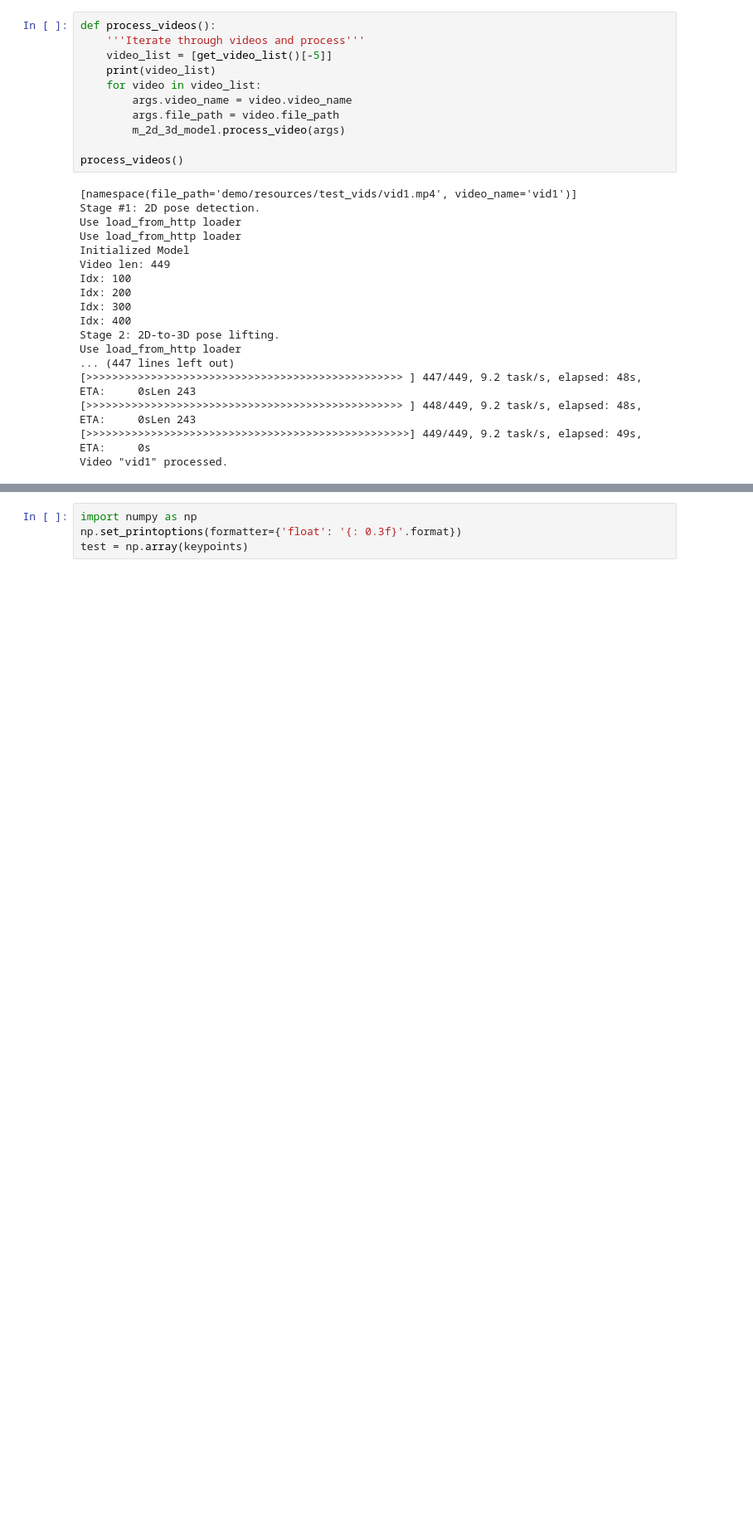
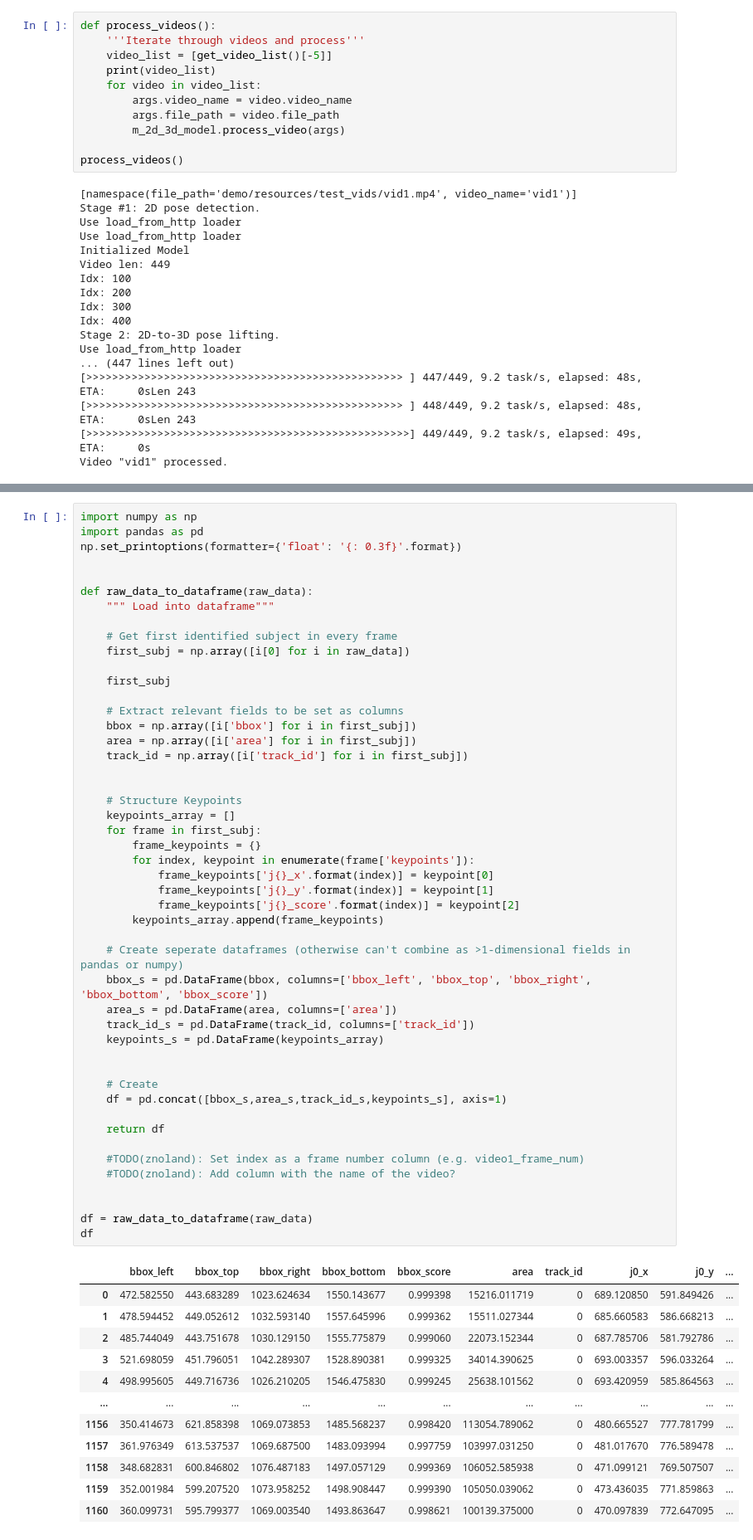
Before and after one commit to diwgan32/mmpose, a Jupyter notebook: TuMeke_Testing_Framework.ipynb, the cells around one changed output, grey strips where cells are left out. Shown at 83% size. Saved outputs shown, nothing was run; the diff lists cells and outputs as text; blank space fills up the shorter version.

```diff
--- a/TuMeke_Testing_Framework.ipynb
+++ b/TuMeke_Testing_Framework.ipynb
@@ -139,5 +139,62 @@ keypoints[4][0]
  'track_id': 0}
 # %%
 import numpy as np
+import pandas as pd
 np.set_printoptions(formatter={'float': '{: 0.3f}'.format})
-test = np.array(keypoints)
+
+
+def raw_data_to_dataframe(raw_data):
+    """ Load into dataframe"""
+
+    # Get first identified subject in every frame
+    first_subj = np.array([i[0] for i in raw_data])
+
+    first_subj
+
+    # Extract relevant fields to be set as columns
+    bbox = np.array([i['bbox'] for i in first_subj])
+    area = np.array([i['area'] for i in first_subj])
+    track_id = np.array([i['track_id'] for i in first_subj])
+
+
+    # Structure Keypoints
+    keypoints_array = []
+    for frame in first_subj:
+        frame_keypoints = {}
+        for index, keypoint in enumerate(frame['keypoints']):
+            frame_keypoints['j{}_x'.format(index)] = keypoint[0]
+            frame_keypoints['j{}_y'.format(index)] = keypoint[1]
+            frame_keypoints['j{}_score'.format(index)] = keypoint[2]
+        keypoints_array.append(frame_keypoints)
+
+    # Create seperate dataframes (otherwise can't combine as >1-dimensional fields in pandas or numpy)
+    bbox_s = pd.DataFrame(bbox, columns=['bbox_left', 'bbox_top', 'bbox_right', 'bbox_bottom', 'bbox_score'])
+    area_s = pd.DataFrame(area, columns=['area'])
+    track_id_s = pd.DataFrame(track_id, columns=['track_id'])
+    keypoints_s = pd.DataFrame(keypoints_array)
+
+
+    # Create
+    df = pd.concat([bbox_s,area_s,track_id_s,keypoints_s], axis=1)
+
+    return df
+
+    #TODO(znoland): Set index as a frame number column (e.g. video1_frame_num)
+    #TODO(znoland): Add column with the name of the video?
+
+
+df = raw_data_to_dataframe(raw_data)
+df
+# %% [output]
+|  | bbox_left | bbox_top | bbox_right | bbox_bottom | bbox_score | area | track_id | j0_x | j0_y | ... |
+| 0 | 472.582550 | 443.683289 | 1023.624634 | 1550.143677 | 0.999398 | 15216.011719 | 0 | 689.120850 | 591.849426 | ... |
+| 1 | 478.594452 | 449.052612 | 1032.593140 | 1557.645996 | 0.999362 | 15511.027344 | 0 | 685.660583 | 586.668213 | ... |
+| 2 | 485.744049 | 443.751678 | 1030.129150 | 1555.775879 | 0.999060 | 22073.152344 | 0 | 687.785706 | 581.792786 | ... |
+| 3 | 521.698059 | 451.796051 | 1042.289307 | 1528.890381 | 0.999325 | 34014.390625 | 0 | 693.003357 | 596.033264 | ... |
+| 4 | 498.995605 | 449.716736 | 1026.210205 | 1546.475830 | 0.999245 | 25638.101562 | 0 | 693.420959 | 585.864563 | ... |
+| ... | ... | ... | ... | ... | ... | ... | ... | ... | ... | ... |
+| 1156 | 350.414673 | 621.858398 | 1069.073853 | 1485.568237 | 0.998420 | 113054.789062 | 0 | 480.665527 | 777.781799 | ... |
+| 1157 | 361.976349 | 613.537537 | 1069.687500 | 1483.093994 | 0.997759 | 103997.031250 | 0 | 481.017670 | 776.589478 | ... |
+| 1158 | 348.682831 | 600.846802 | 1076.487183 | 1497.057129 | 0.999369 | 106052.585938 | 0 | 471.099121 | 769.507507 | ... |
+| 1159 | 352.001984 | 599.207520 | 1073.958252 | 1498.908447 | 0.999390 | 105050.039062 | 0 | 473.436035 | 771.859863 | ... |
+| 1160 | 360.099731 | 595.799377 | 1069.003540 | 1493.863647 | 0.998621 | 100139.375000 | 0 | 470.097839 | 772.647095 | ... |
```
Also changed, not shown: parts of 11 cells of this notebook, 4 other files.
